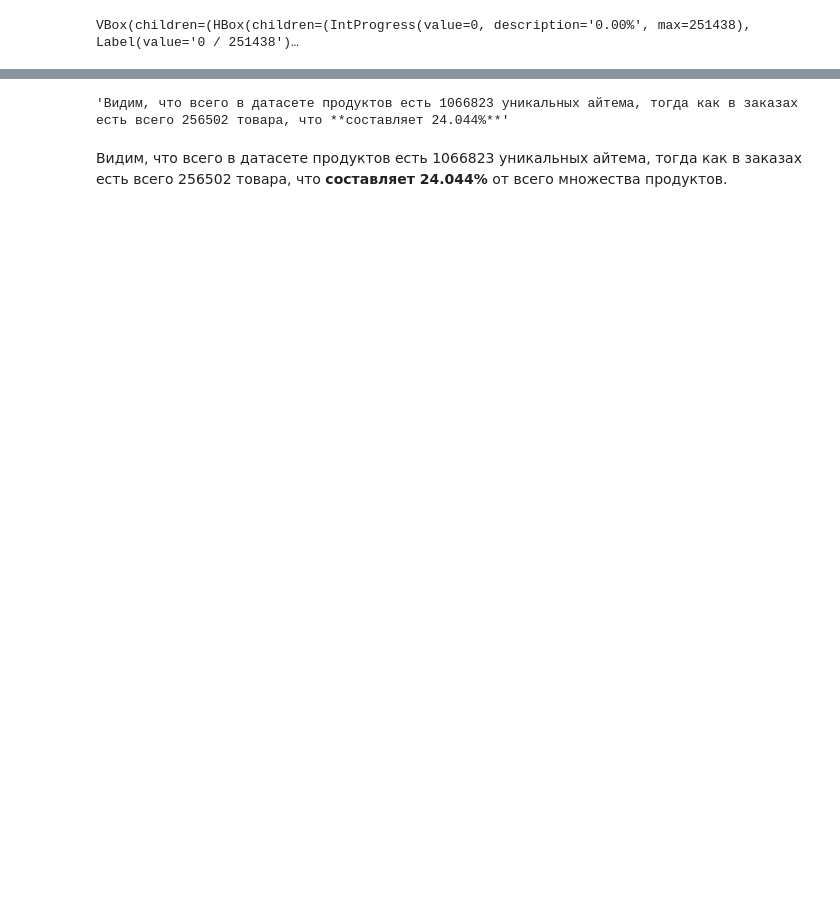
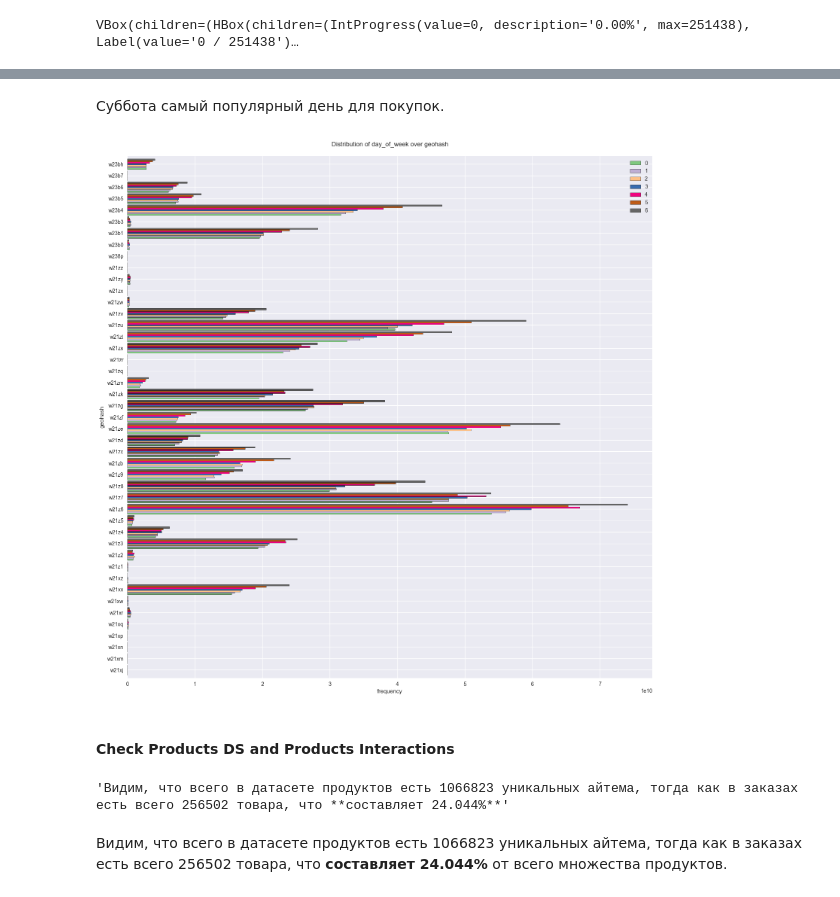
Before and after one commit to natalia-sd/RecSys_ShopCartPred, a Jupyter notebook: EDA.ipynb, the cells around one changed output, grey strips where cells are left out. Saved outputs shown, nothing was run; the diff lists cells and outputs as text; code cells hidden in the pictures; blank space fills up the shorter version.

```diff
--- a/EDA.ipynb
+++ b/EDA.ipynb
@@ -45,6 +59,28 @@ class color:
     BOLD = '\033[1m'
     UNDERLINE = '\033[4m'
     END = '\033[0m'
+# %%
+def count_cross_plot(df_k, col_base, col_dop, agg='count', cmap='Set2'):
+    df = pd.pivot_table(
+        df_k[['order_id', col_base, col_dop]],
+        columns=col_base,
+        index=col_dop,
+        aggfunc=agg
+    ).reset_index()
+
+    df.columns = [col if col != '' else key for key, col in df.columns]
+
+    df.plot(
+        x='geohash',
+        kind='barh',
+        figsize=(18, 0.4 * df['geohash'].shape[0]),
+        title=f'Distribution of {col_base} over {col_dop}\n',
+        xlabel='frequency',
+        width=0.9,
+        edgecolor='black',
+        lw=0.4,
+        cmap=cmap
+        )
 # %% [markdown]
 #### Load Data
 # %%
@@ -359,3 +492,11 @@ VBox(children=(HBox(children=(IntProgress(value=0, description='0.00%', max=2514
+# %% [markdown]
+Суббота самый популярный день для покупок.
+# %%
+count_cross_plot(orders_sg, 'day_of_week', 'geohash', 'sum', 'Accent')
+# %% [output]
+[figure, added]
+# %% [markdown]
+#### Check Products DS and Products Interactions
 # %%
 f'Видим, что всего в датасете продуктов есть {products_sg.product_id.nunique()} уникальных айтема, тогда как в заказах есть всего {orders_sg.product_id.nunique()} товара, что **составляет {orders_sg.product_id.nunique()/products_sg.product_id.nunique() * 100 :.3f}%**'
 # %% [output]
```
Also changed, not shown: parts of 157 cells of this notebook.
